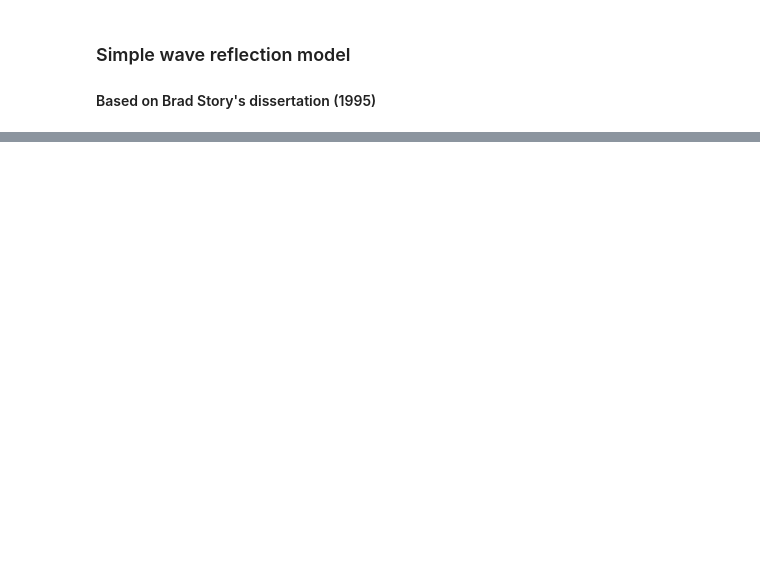
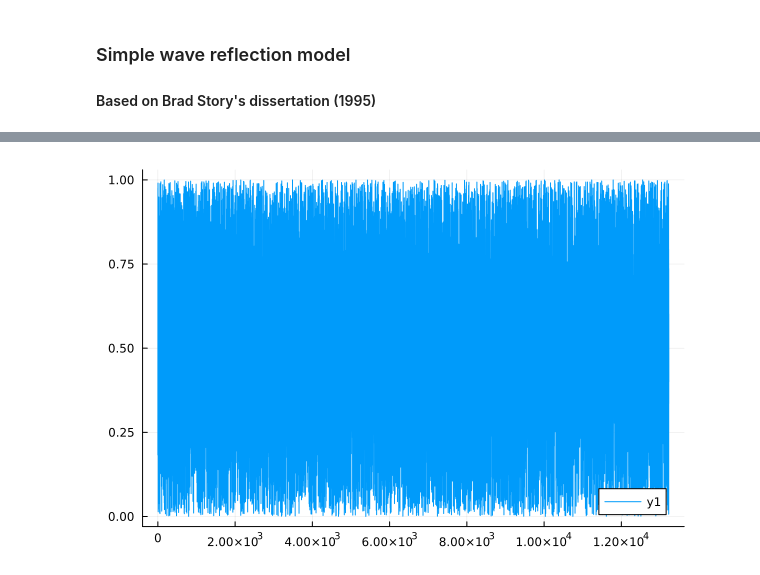
Before and after one commit to tschnoor/demonstration-notebooks, a Jupyter notebook: in_progress/wave_reflection.ipynb, the cells around one changed output, grey strips where cells are left out. Drawn from its saved outputs; the diff is of its cells as text; code cells hidden in the pictures; blank space fills up the shorter version.

```diff
--- a/in_progress/wave_reflection.ipynb
+++ b/in_progress/wave_reflection.ipynb
@@ -78,0 +184,4 @@ Backward Pressures: [1.2611123688307797, 1.3279684294679426, 1.5531973977637685,
+# %%
+plot(inp)
+# %% [output]
+[figure, added]
```
Also changed, not shown: parts of 12 cells of this notebook, 4 other files.
